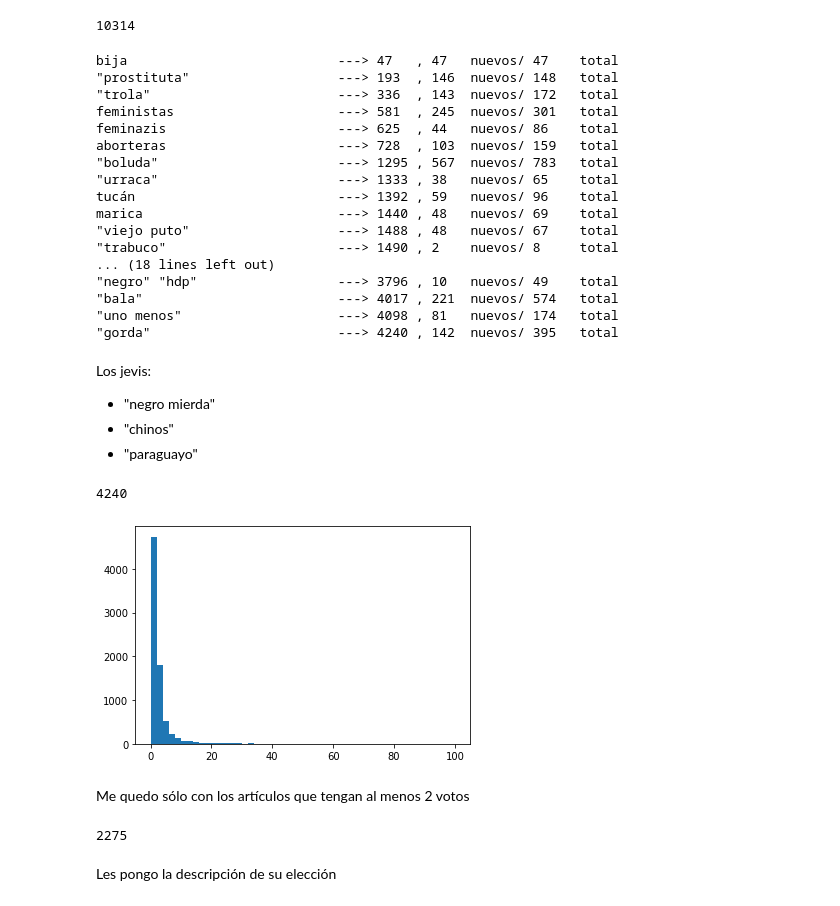
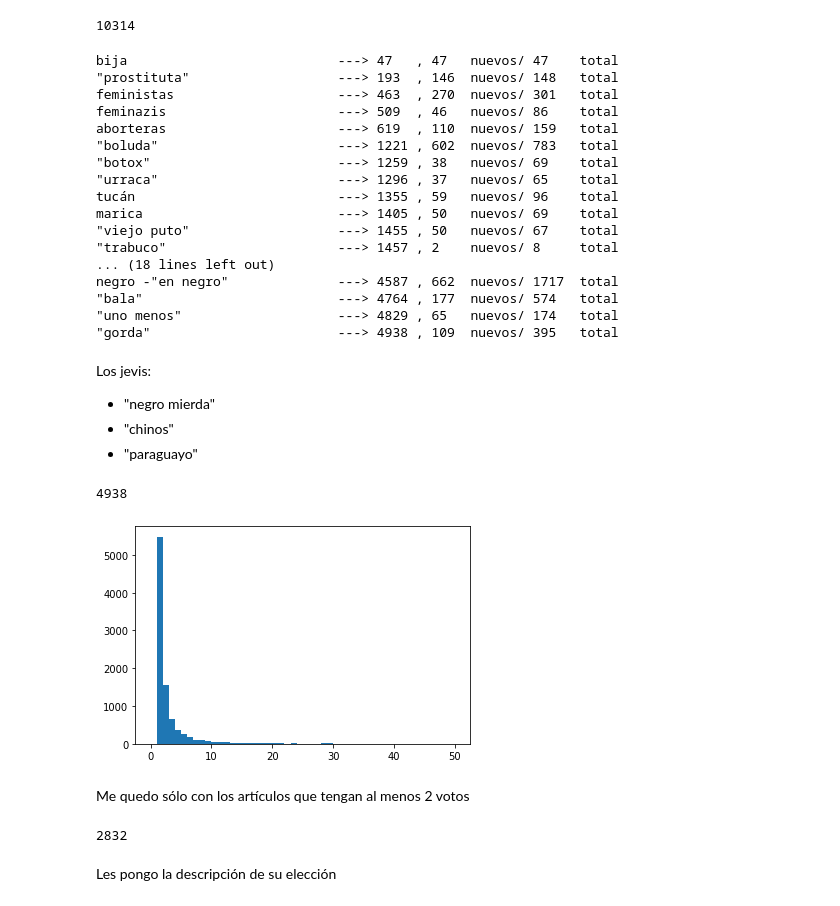
Before and after one commit to finiteautomata/hatespeech-selection, a Jupyter notebook: notebooks/Sampling with comments.ipynb, the cells around one changed output. Saved outputs shown, nothing was run; the diff lists cells and outputs as text; code cells hidden in the pictures.

```diff
--- a/notebooks/Sampling with comments.ipynb
+++ b/notebooks/Sampling with comments.ipynb
@@ -40,12 +42,13 @@ comment_seeds = [
     # Mujer
     "bija",
     "\"prostituta\"",
-    "\"trola\"",
+    #"\"trola\"",
 
     "feministas",
     "feminazis",
     "aborteras",
     "\"boluda\"",
+    "\"botox\"",
     #"\"puta\"",
     #"\"gato\"",
     "\"urraca\"",
@@ -57,7 +60,7 @@ comment_seeds = [
     "travesti",
     "\"degenerado\"",
     #"\"puto\"",
-    #"\"trolo\"",
+    "trolo -\"no seas\" -\"no sean\"",
     "\"sodomita\"",
 
     # Xenofobia, Racismo, Religión
@@ -76,13 +79,17 @@ comment_seeds = [
     "\"una bomba\"",
 
     # Pobreza
-    #"\"negro\"",
+
     #"\"vagos\"",
-    "\"negros de mierda\"",
-    "\"negro de mierda\"",
-    "\"negra de mierda\"",
+    "\"vayan a laburar\"",
+    "\"vayan a trabajar\"",
+    #"\"negros de mierda\"",
+    #"\"negro de mierda\"",
+    #"\"negra de mierda\"",
     "\"villeros\"",
-    "\"negro\" \"hdp\"",
+    #"\"negro\" \"hdp\"",
+    "negro -\"en negro\"",
+    #parásitos
     # Política
     #"\"terrorista\"",
 
@@ -143,21 +150,21 @@ for word in comment_seeds:
 # %% [output]
 bija                           ---> 47   , 47   nuevos/ 47    total
 "prostituta"                   ---> 193  , 146  nuevos/ 148   total
-"trola"                        ---> 336  , 143  nuevos/ 172   total
-feministas                     ---> 581  , 245  nuevos/ 301   total
-feminazis                      ---> 625  , 44   nuevos/ 86    total
-aborteras                      ---> 728  , 103  nuevos/ 159   total
-"boluda"                       ---> 1295 , 567  nuevos/ 783   total
-"urraca"                       ---> 1333 , 38   nuevos/ 65    total
-tucán                          ---> 1392 , 59   nuevos/ 96    total
-marica                         ---> 1440 , 48   nuevos/ 69    total
-"viejo puto"                   ---> 1488 , 48   nuevos/ 67    total
-"trabuco"                      ---> 1490 , 2    nuevos/ 8     total
+feministas                     ---> 463  , 270  nuevos/ 301   total
+feminazis                      ---> 509  , 46   nuevos/ 86    total
+aborteras                      ---> 619  , 110  nuevos/ 159   total
+"boluda"                       ---> 1221 , 602  nuevos/ 783   total
+"botox"                        ---> 1259 , 38   nuevos/ 69    total
+"urraca"                       ---> 1296 , 37   nuevos/ 65    total
+tucán                          ---> 1355 , 59   nuevos/ 96    total
+marica                         ---> 1405 , 50   nuevos/ 69    total
+"viejo puto"                   ---> 1455 , 50   nuevos/ 67    total
+"trabuco"                      ---> 1457 , 2    nuevos/ 8     total
 ... (18 lines left out)
-"negro" "hdp"                  ---> 3796 , 10   nuevos/ 49    total
-"bala"                         ---> 4017 , 221  nuevos/ 574   total
-"uno menos"                    ---> 4098 , 81   nuevos/ 174   total
-"gorda"                        ---> 4240 , 142  nuevos/ 395   total
+negro -"en negro"              ---> 4587 , 662  nuevos/ 1717  total
+"bala"                         ---> 4764 , 177  nuevos/ 574   total
+"uno menos"                    ---> 4829 , 65   nuevos/ 174   total
+"gorda"                        ---> 4938 , 109  nuevos/ 395   total
 # %% [markdown]
 Los jevis:
 - "negro mierda"
@@ -166,13 +173,13 @@ Los jevis:
 # %%
 len(seed_articles)
 # %% [output]
-4240
+4938
 # %%
 import matplotlib.pyplot as plt
 
-plt.hist([len(v) for v in votes.values()], bins=50, range=[0, 100]);
+plt.hist([len(v) for v in votes.values()], bins=50, range=[0, 50]);
 # %% [output]
-[figure, old version]
+[figure, new version]
 # %% [markdown]
 Me quedo sólo con los artículos que tengan al menos 2 votos
 # %%
@@ -181,7 +188,7 @@ selected_articles = Article.objects(id__in=selected_articles.keys(), **base_quer
 
 selected_articles.count()
 # %% [output]
-2275
+2832
 # %% [markdown]
 Les pongo la descripción de su elección
 # %%
```
Also changed, not shown: parts of 7 cells of this notebook, 2 other files.
